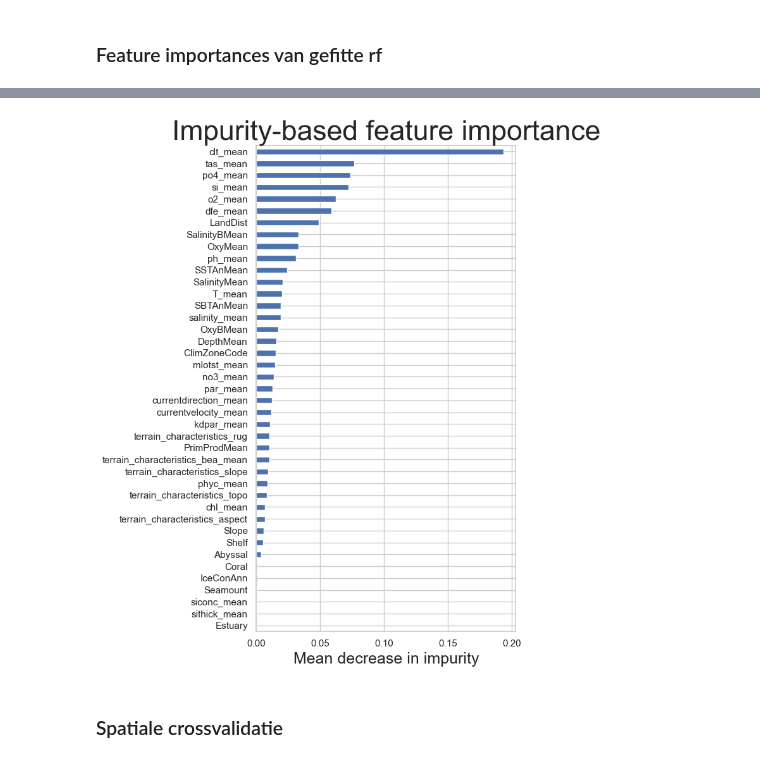
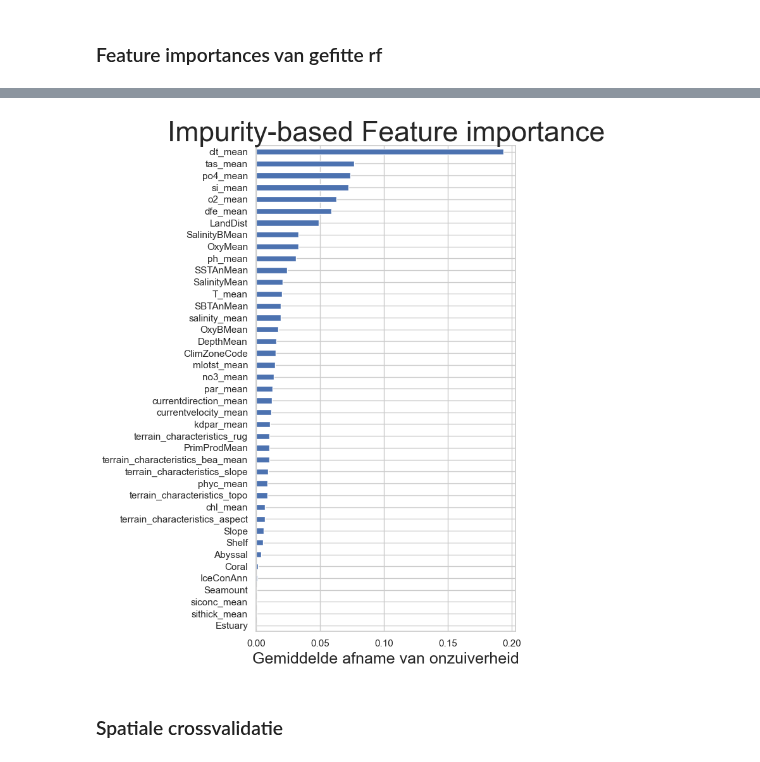
Before and after one commit to KatoMonteyne/Bachelorproef, a Jupyter notebook: Model SR.ipynb, the cells around one changed output, grey strips where cells are left out. Drawn from its saved outputs; the diff is of its cells as text; code cells hidden in the pictures.

```diff
--- a/Model SR.ipynb
+++ b/Model SR.ipynb
@@ -456,14 +471,14 @@ plt.show()
 # %%
 imp = pd.Series(rf.feature_importances_, index=feature_cols).sort_values()
 
 fig, ax = plt.subplots(figsize=(7, 9))
 imp.plot.barh(ax=ax)
-ax.set_xlabel("Mean decrease in impurity", fontsize=18)
-ax.set_title("Impurity-based feature importance", fontsize=32)
+ax.set_xlabel("Gemiddelde afname van onzuiverheid", fontsize=18)
+ax.set_title("Impurity-based Feature importance", fontsize=32)
 plt.tight_layout()
 plt.show()
 # %% [output]
-[figure, old version]
+[figure, new version]
 # %% [markdown]
 ### Spatiale crossvalidatie
 # %%
```
Also changed, not shown: parts of 15 cells of this notebook, 2 other files.
